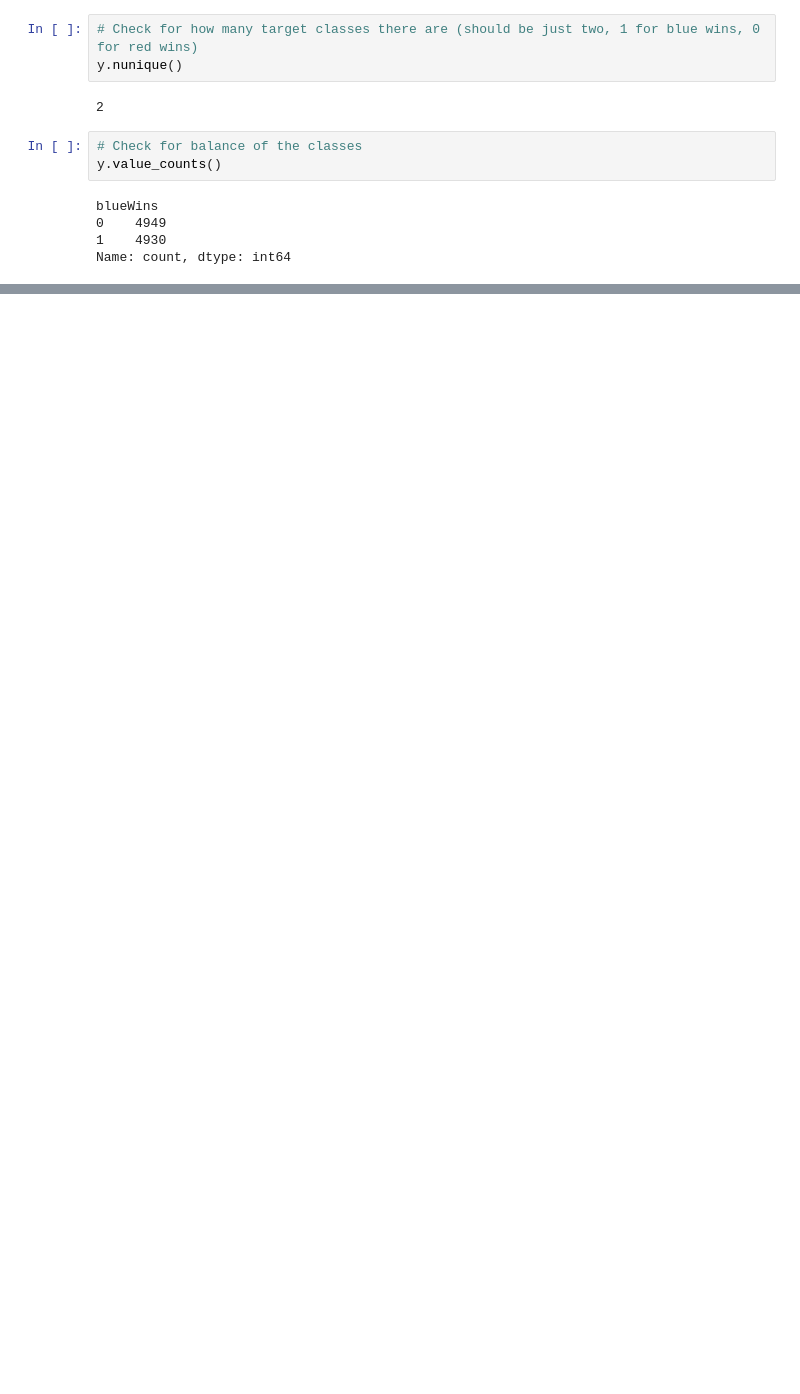
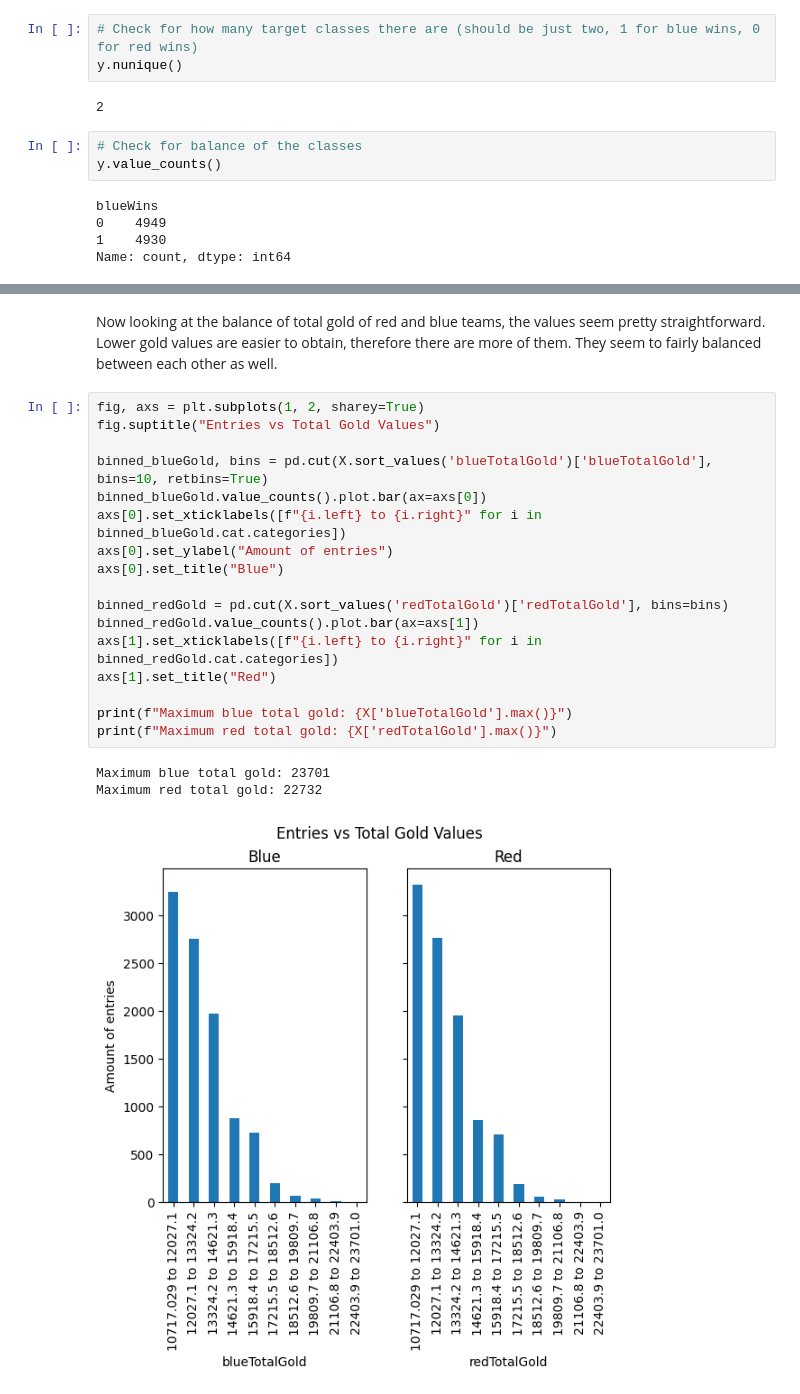
Before and after one commit to DiskoTecha/Lol10MinWinClassification, a Jupyter notebook: Lol10MinWinClassification.ipynb, the cells around one changed output, grey strips where cells are left out. Cells and saved outputs as stored; diff of their text form; blank space fills up the shorter version.

```diff
--- a/Lol10MinWinClassification.ipynb
+++ b/Lol10MinWinClassification.ipynb
@@ -115,0 +166,23 @@ Name: count, dtype: int64
+# %% [markdown]
+Now looking at the balance of total gold of red and blue teams, the values seem pretty straightforward. Lower gold values are easier to obtain, therefore there are more of them. They seem to fairly balanced between each other as well.
+# %%
+fig, axs = plt.subplots(1, 2, sharey=True)
+fig.suptitle("Entries vs Total Gold Values")
+
+binned_blueGold, bins = pd.cut(X.sort_values('blueTotalGold')['blueTotalGold'], bins=10, retbins=True)
+binned_blueGold.value_counts().plot.bar(ax=axs[0])
+axs[0].set_xticklabels([f"{i.left} to {i.right}" for i in binned_blueGold.cat.categories])
+axs[0].set_ylabel("Amount of entries")
+axs[0].set_title("Blue")
+
+binned_redGold = pd.cut(X.sort_values('redTotalGold')['redTotalGold'], bins=bins)
+binned_redGold.value_counts().plot.bar(ax=axs[1])
+axs[1].set_xticklabels([f"{i.left} to {i.right}" for i in binned_redGold.cat.categories])
+axs[1].set_title("Red")
+
+print(f"Maximum blue total gold: {X['blueTotalGold'].max()}")
+print(f"Maximum red total gold: {X['redTotalGold'].max()}")
+# %% [output]
+Maximum blue total gold: 23701
+Maximum red total gold: 22732
+[figure, added]
```
Also changed, not shown: parts of 53 cells of this notebook.
